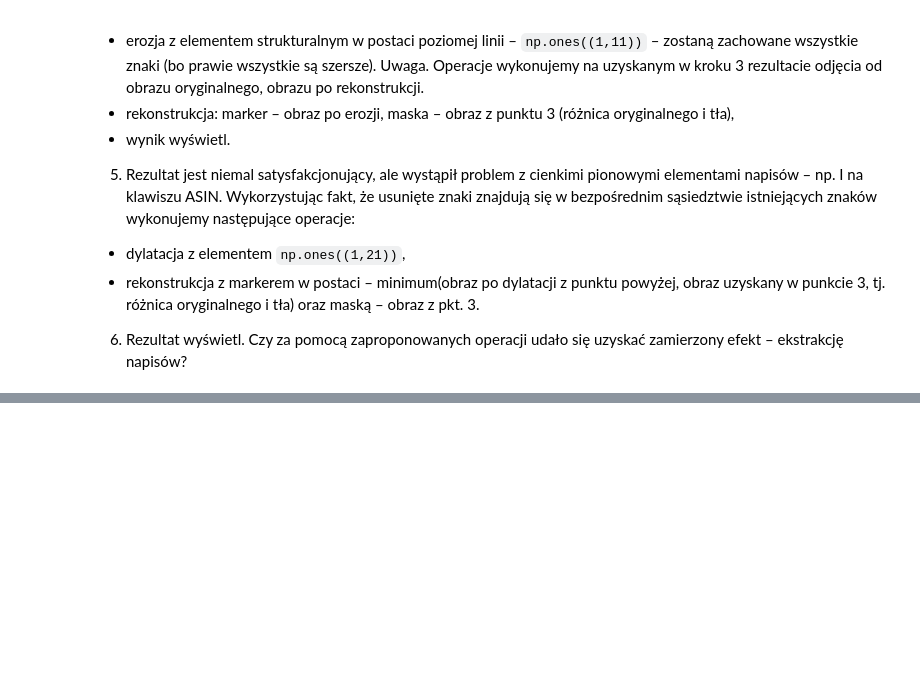
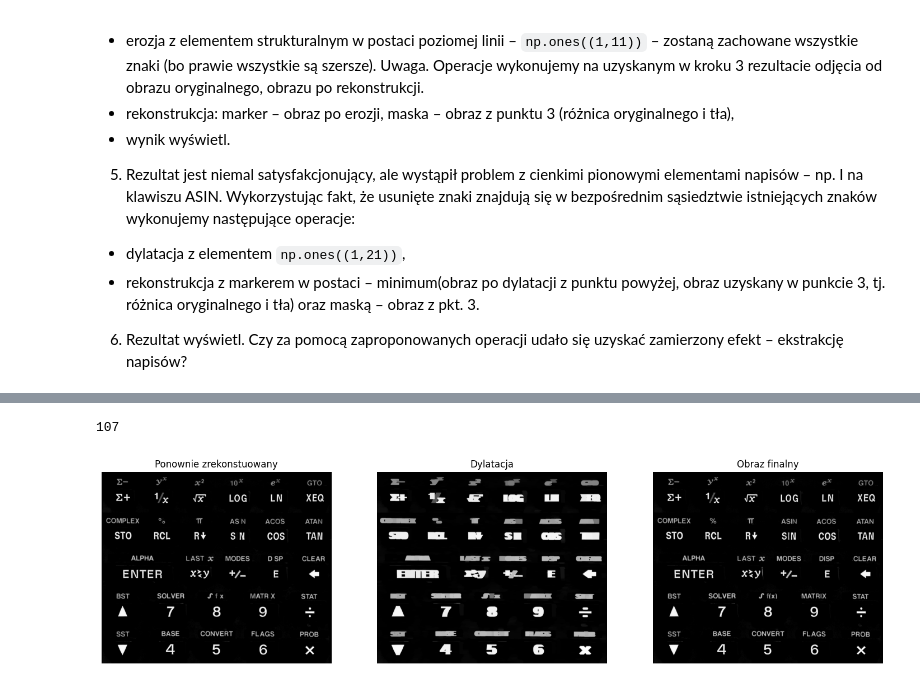
Before and after one commit to DziqG2NK/Wstep-do-cyfrowego-przetwarzania-obrazow, a Jupyter notebook: zajecia_7/10_morphology.ipynb, the cells around one changed output, grey strips where cells are left out. Cells and saved outputs as stored; diff of their text form; code cells hidden in the pictures; blank space fills up the shorter version.

```diff
--- a/zajecia_7/10_morphology.ipynb
+++ b/zajecia_7/10_morphology.ipynb
@@ -440,0 +515,18 @@ plots(columns=2, **images)
+# %%
+# Zadanie 5
+
+kernel_long_horizontal = np.ones((1,21))
+
+almost_almost_reconstructed = cv2.dilate(src=almost_reconstructed, kernel=kernel_long_horizontal)
+final, i = reconstruction_non_binary(img=np.minimum(almost_almost_reconstructed, top_hat_reconstructed), kernel=top_hat_reconstructed, struct_element=struct_el)
+
+images = {}
+
+images["Ponownie zrekonstuowany"] = almost_reconstructed
+images["Dylatacja"] = almost_almost_reconstructed
+images["Obraz finalny"] = final
+
+plots(**images)
+# %% [output]
+107
+[figure, added]
```
Also changed, not shown: parts of 3 cells of this notebook.
